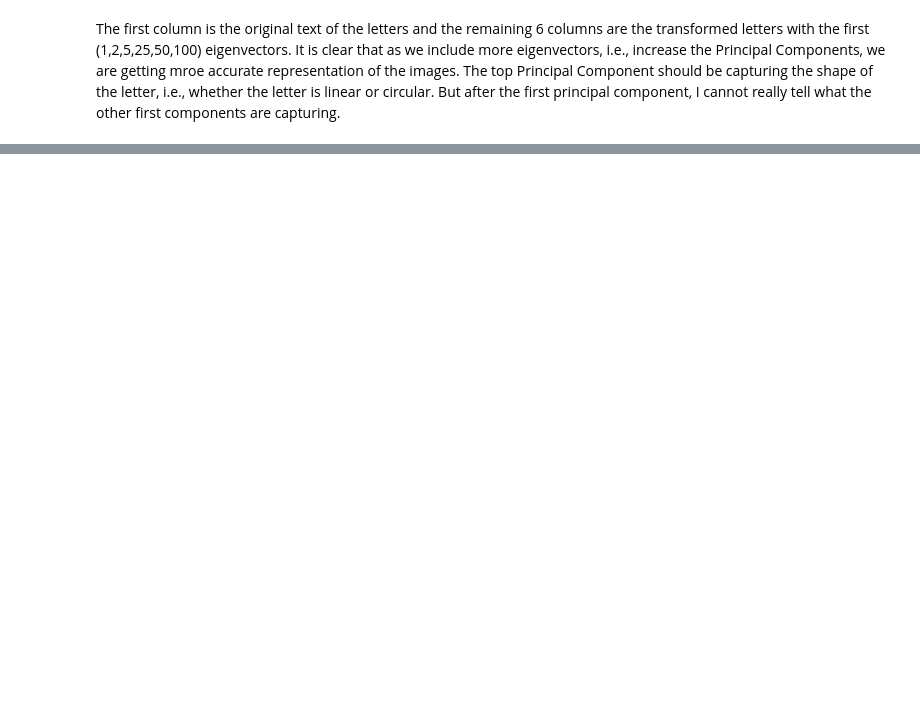
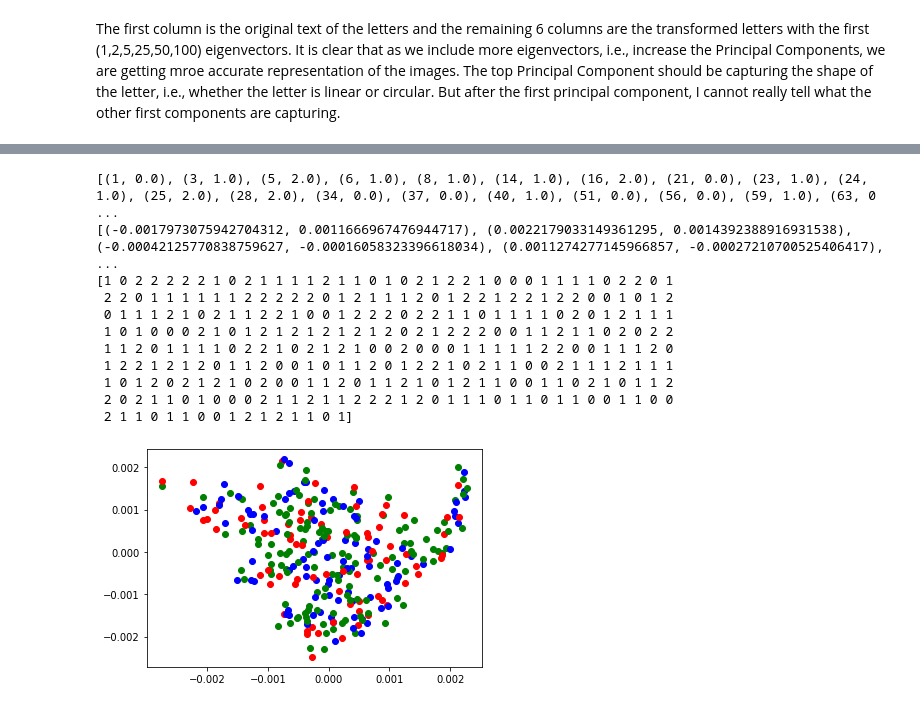
Before and after one commit to richardxd/MachineLearningAlgo, a Jupyter notebook: hw3/hw3code_richard_xu.ipynb, the cells around one changed output, grey strips where cells are left out. Cells and saved outputs as stored; diff of their text form; code cells hidden in the pictures; blank space fills up the shorter version.

```diff
--- a/hw3/hw3code_richard_xu.ipynb
+++ b/hw3/hw3code_richard_xu.ipynb
@@ -207,0 +294,32 @@ EMAlgo(data_binarized, 20)
+# %%
+#run k-means on the top 2 eigenvectors/eigenvalues
+train_digits = []
+print(img)
+for i,label in img:
+    train_digits.append((v2[i],v3[i]))
+
+print(train_digits)
+kmeans = KMeans(n_clusters=3, n_init=10, max_iter=50)
+kmeans.fit(train_digits)
+predicted = kmeans.predict(train_digits)
+print(predicted)
+for i in range(len(predicted)):
+    if (predicted[i] == 0):
+        py.scatter(v2[i], v3[i], color='red')
+    elif (predicted[i] == 1):
+        py.scatter(v2[i], v3[i], color='green')
+    elif (predicted[i] == 2):
+       py.scatter(v2[i], v3[i], color='blue')
+# %% [output]
+[(1, 0.0), (3, 1.0), (5, 2.0), (6, 1.0), (8, 1.0), (14, 1.0), (16, 2.0), (21, 0.0), (23, 1.0), (24, 1.0), (25, 2.0), (28, 2.0), (34, 0.0), (37, 0.0), (40, 1.0), (51, 0.0), (56, 0.0), (59, 1.0), (63, 0 ...
+[(-0.0017973075942704312, 0.0011666967476944717), (0.0022179033149361295, 0.0014392388916931538), (-0.00042125770838759627, -0.00016058323396618034), (0.0011274277145966857, -0.00027210700525406417),  ...
+[1 0 2 2 2 2 2 1 0 2 1 1 1 1 2 1 1 0 1 0 2 1 2 2 1 0 0 0 1 1 1 1 0 2 2 0 1
+ 2 2 0 1 1 1 1 1 1 2 2 2 2 2 0 1 2 1 1 1 2 0 1 2 2 1 2 2 1 2 2 0 0 1 0 1 2
+ 0 1 1 1 2 1 0 2 1 1 2 2 1 0 0 1 2 2 2 0 2 2 1 1 0 1 1 1 1 0 2 0 1 2 1 1 1
+ 1 0 1 0 0 0 2 1 0 1 2 1 2 1 2 1 2 1 2 0 2 1 2 2 2 0 0 1 1 2 1 1 0 2 0 2 2
+ 1 1 2 0 1 1 1 1 0 2 2 1 0 2 1 2 1 0 0 2 0 0 0 1 1 1 1 1 2 2 0 0 1 1 1 2 0
+ 1 2 2 1 2 1 2 0 1 1 2 0 0 1 0 1 1 2 0 1 2 2 1 0 2 1 1 0 0 2 1 1 1 2 1 1 1
+ 1 0 1 2 0 2 1 2 1 0 2 0 0 1 1 2 0 1 1 2 1 0 1 2 1 1 0 0 1 1 0 2 1 0 1 1 2
+ 2 0 2 1 1 0 1 0 0 0 2 1 1 2 1 1 2 2 2 1 2 0 1 1 1 0 1 1 0 1 1 0 0 1 1 0 0
+ 2 1 1 0 1 1 0 0 1 2 1 2 1 1 0 1]
+[figure, added]
```
Also changed, not shown: parts of 7 cells of this notebook.
